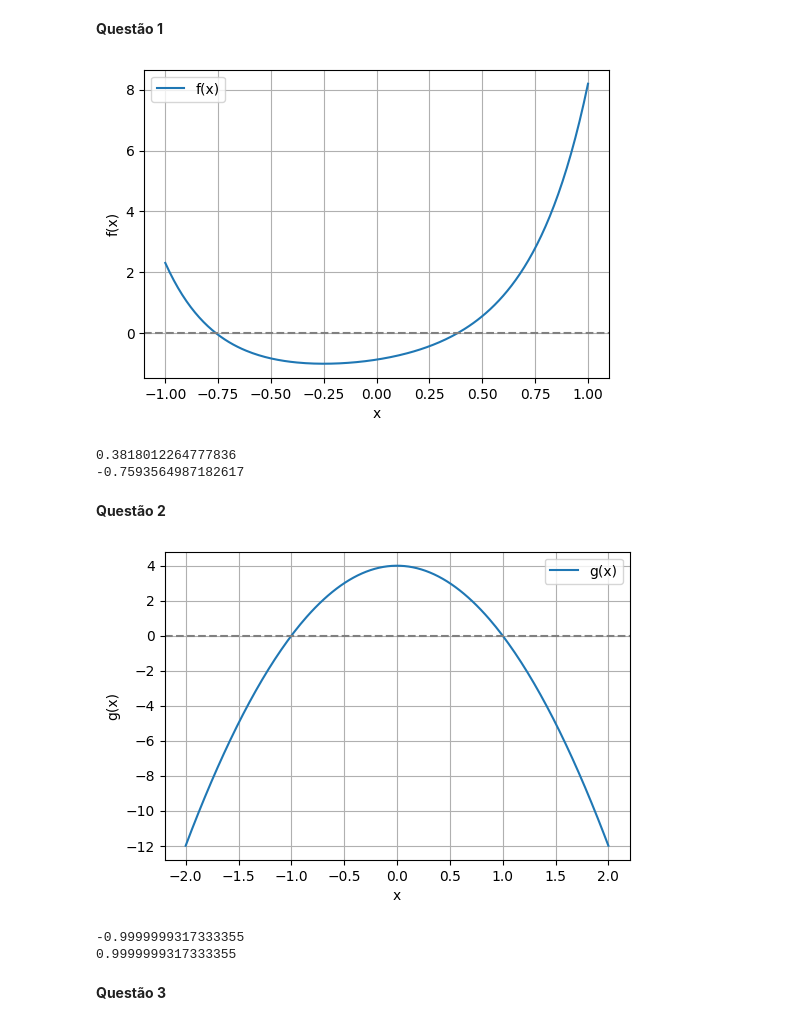
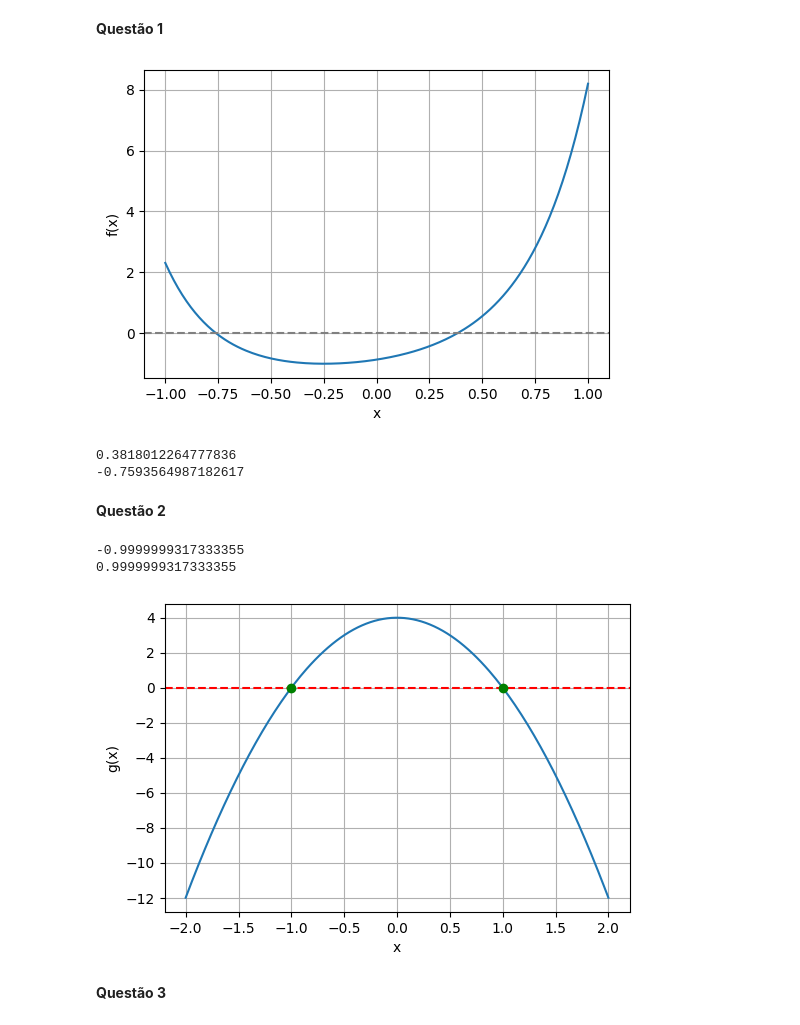
Before and after one commit to JpCobraC/Metodos_Numericos_Computacionais, a Jupyter notebook: AV1 JoãoPedroCobraCasici.ipynb, the cells around one changed output. Cells and saved outputs as stored; diff of their text form; code cells hidden in the pictures.

```diff
--- a/AV1 JoãoPedroCobraCasici.ipynb
+++ b/AV1 JoãoPedroCobraCasici.ipynb
@@ -6,7 +6,7 @@ import matplotlib.pyplot as plt
 **Questão 1**
 # %%
 def f(x):
-    return ((4*x + 1)**2) * np.e**(x**2 - 2) - 1
+    return (4*x + 1)**2 * np.e**(x**2 - 2) - 1
 
 x1 = np.linspace(-1, 1, 200)
 y1 = [f(x) for x in x1]
@@ -16,7 +16,6 @@ plt.plot(x1, y1, label='f(x)')
 plt.axhline(0, color='gray', linestyle='--')
 plt.xlabel('x')
 plt.ylabel('f(x)')
-plt.legend()
 plt.grid(True)
 plt.show()
 
@@ -24,7 +23,7 @@ plt.show()
 print(jp.secante(f, 0, 0.5))
 print(jp.bisseccao(f, -1, 0))
 # %% [output]
-[figure, old version]
+[figure, new version]
 0.3818012264777836
 -0.7593564987182617
 # %% [markdown]
@@ -32,25 +31,29 @@ print(jp.bisseccao(f, -1, 0))
 # %%
 def g(x):
     return -4*x**2 + 4
 
 x2 = np.linspace(-2, 2, 200)
 y2 = [g(x) for x in x2]
 
+a = jp.falsa_posicao(g, -1.5, -0.5)
+b = jp.falsa_posicao(g, 0.5, 1.5)
+
+print(a)
+print(b)
+
 plt.figure(figsize=(6,4))
 plt.plot(x2, y2, label='g(x)')
-plt.axhline(0, color='gray', linestyle='--')
+plt.axhline(0, color = 'red', linestyle='--')
+plt.plot(a, 0, 'o', color = 'green')
+plt.plot(b, 0, 'o', color = 'green')
 plt.xlabel('x')
 plt.ylabel('g(x)')
-plt.legend()
 plt.grid(True)
 plt.show()
-
-print(jp.falsa_posicao(g, -1.5, -0.5))
-print(jp.falsa_posicao(g, 0.5, 1.5))
 # %% [output]
+-0.9999999317333355
+0.9999999317333355
-[figure, old version]
+[figure, new version]
--0.9999999317333355
-0.9999999317333355
 # %% [markdown]
 **Questão 3**
 # %% [markdown]
```
Also changed, not shown: parts of 3 cells of this notebook, 2 other files.
